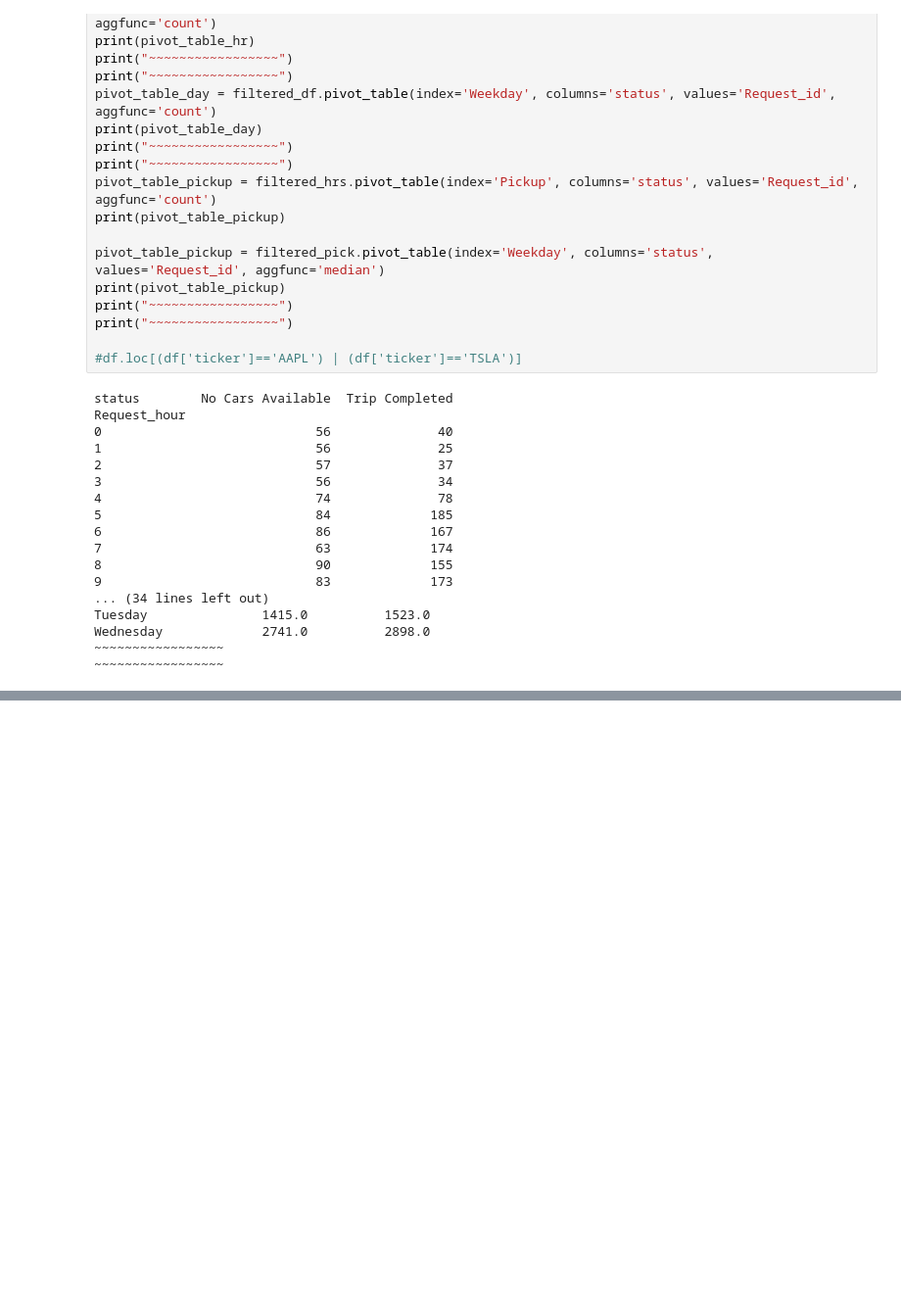
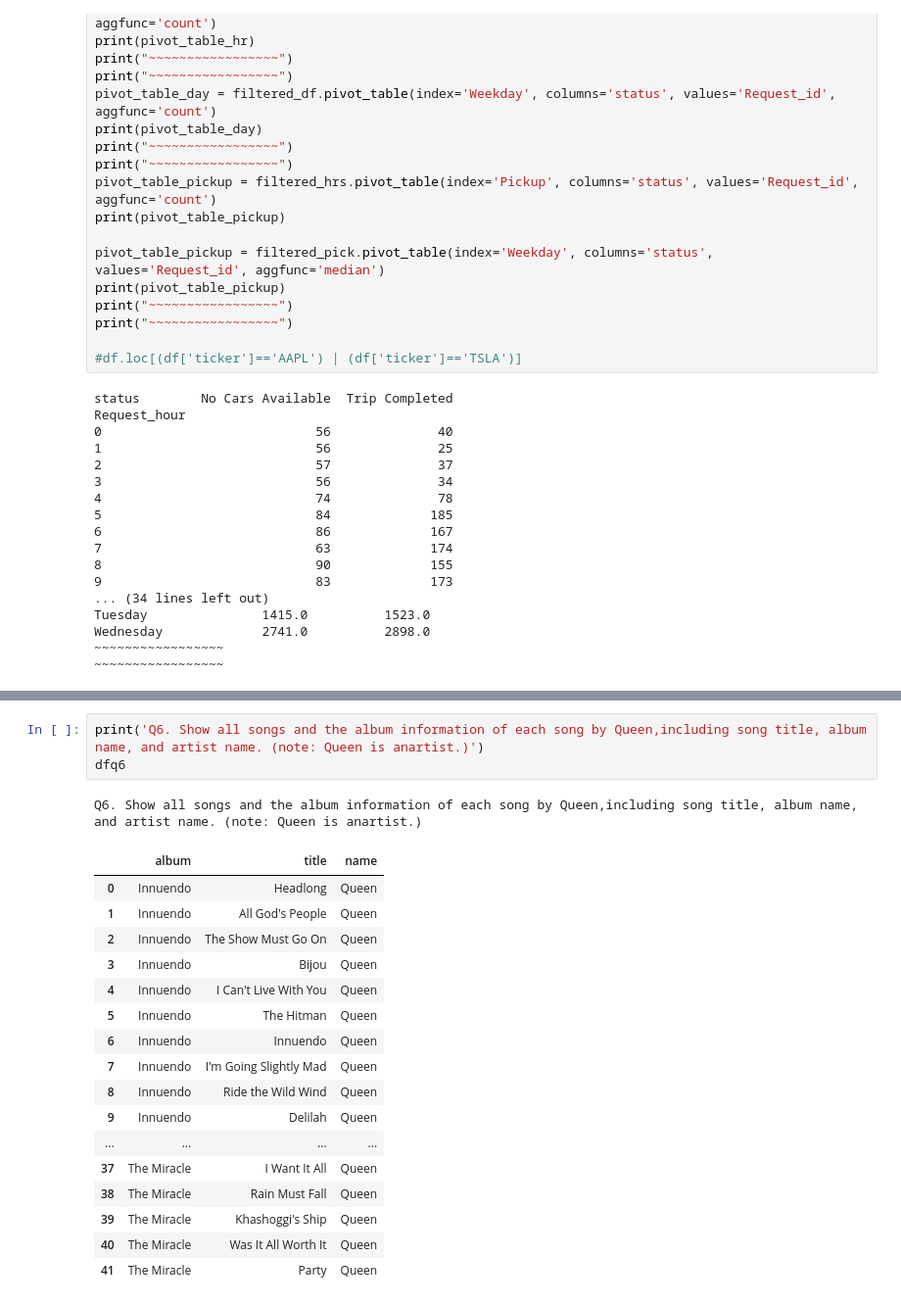
Before and after one commit to Dandata0101/MBS-projects, a Jupyter notebook: workspace_class.ipynb, the cells around one changed output, grey strips where cells are left out. Shown: that part at 98% size. Drawn from its saved outputs; the diff is of its cells as text; blank space fills up the shorter version.

```diff
--- a/workspace_class.ipynb
+++ b/workspace_class.ipynb
@@ -812,0 +988,22 @@ df
+# %%
+print('Q6. Show all songs and the album information of each song by Queen,including song title, album name, and artist name. (note: Queen is anartist.)')
+dfq6
+# %% [output]
+Q6. Show all songs and the album information of each song by Queen,including song title, album name, and artist name. (note: Queen is anartist.)
+|  | album | title | name |
+| 0 | Innuendo | Headlong | Queen |
+| 1 | Innuendo | All God's People | Queen |
+| 2 | Innuendo | The Show Must Go On | Queen |
+| 3 | Innuendo | Bijou | Queen |
+| 4 | Innuendo | I Can't Live With You | Queen |
+| 5 | Innuendo | The Hitman | Queen |
+| 6 | Innuendo | Innuendo | Queen |
+| 7 | Innuendo | I'm Going Slightly Mad | Queen |
+| 8 | Innuendo | Ride the Wild Wind | Queen |
+| 9 | Innuendo | Delilah | Queen |
+| ... | ... | ... | ... |
+| 37 | The Miracle | I Want It All | Queen |
+| 38 | The Miracle | Rain Must Fall | Queen |
+| 39 | The Miracle | Khashoggi's Ship | Queen |
+| 40 | The Miracle | Was It All Worth It | Queen |
+| 41 | The Miracle | Party | Queen |
```
Also changed, not shown: parts of 10 cells of this notebook, 1 other file.
